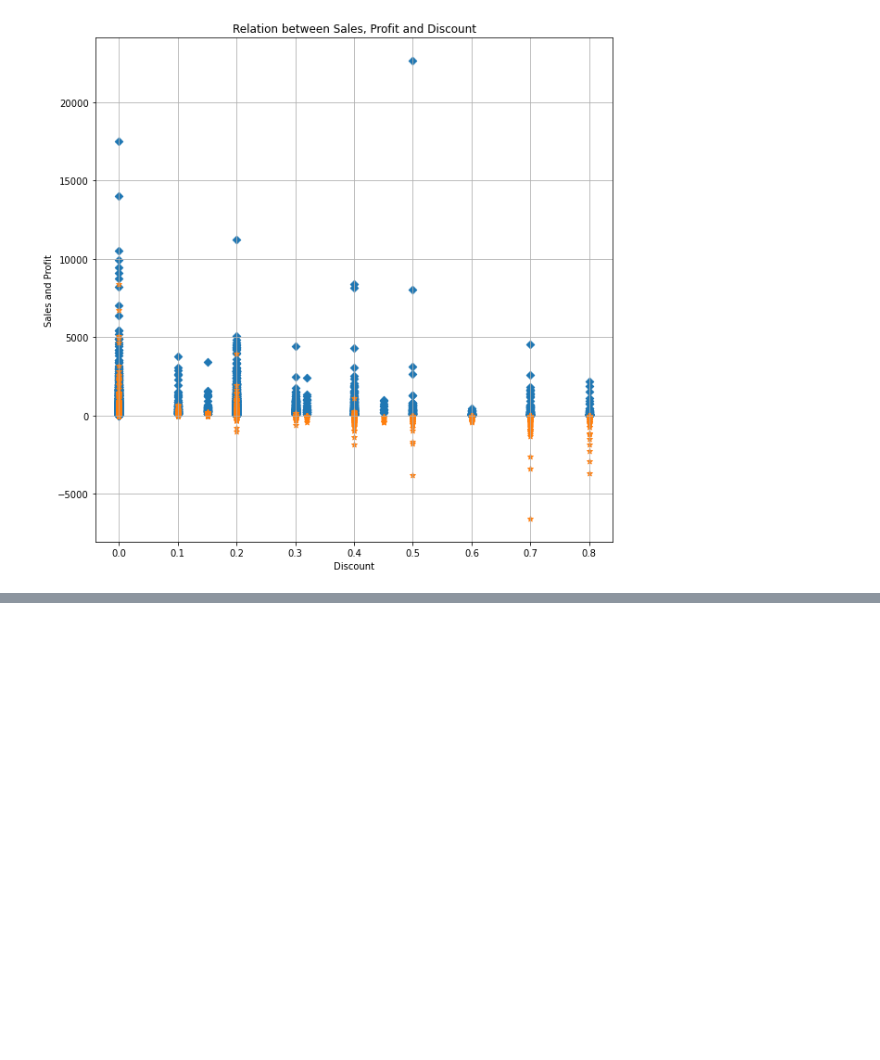
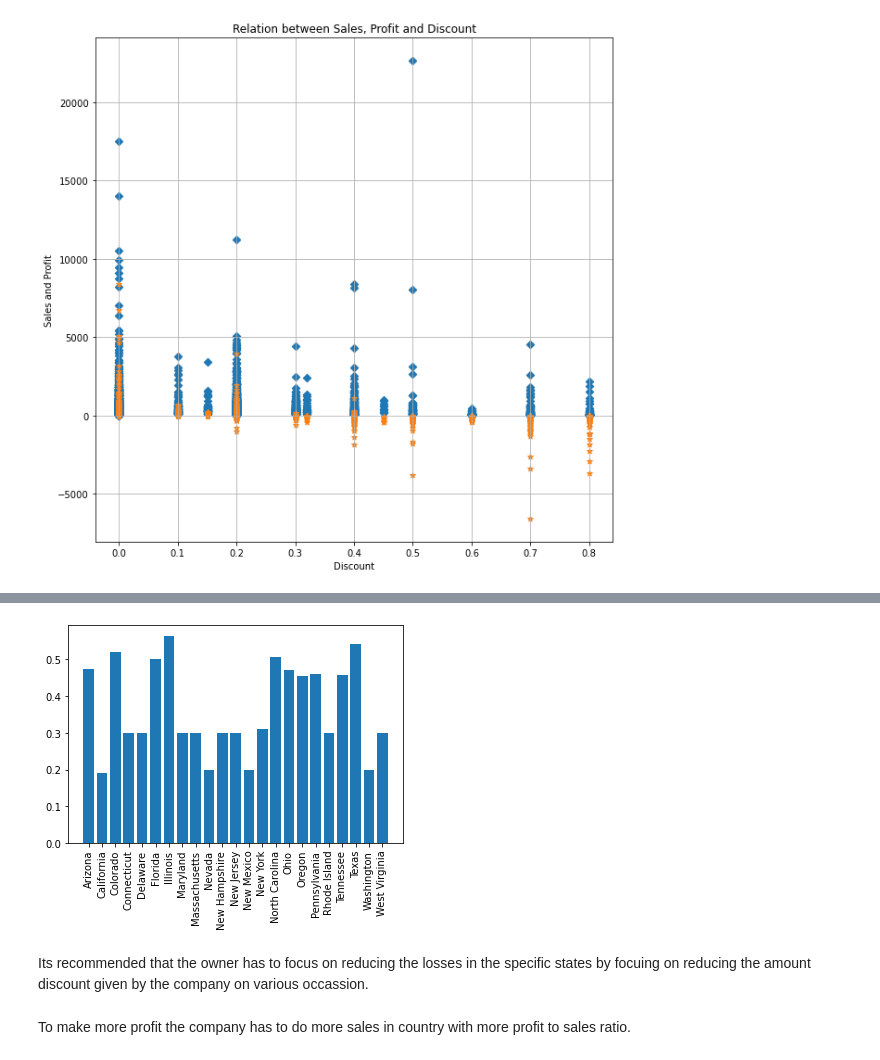
Before and after one commit to Akhil-A0402/Sparks-Machine-Learning-Internship-, a Jupyter notebook: Task03/Task03.ipynb, the cells around one changed output, grey strips where cells are left out. Saved outputs shown, nothing was run; the diff lists cells and outputs as text; code cells hidden in the pictures; blank space fills up the shorter version.

```diff
--- a/Task03/Task03.ipynb
+++ b/Task03/Task03.ipynb
@@ -109,0 +207,10 @@ plt.show()
+# %%
+plt.xticks(rotation=90)
+plt.bar(state_disavg.index, state_disavg)
+plt.show()
+# %% [output]
+[figure, added]
+# %% [markdown]
+Its recommended that the owner has to focus on reducing the losses in the specific states by focuing on reducing the amount discount given by the company on various occassion.
+# %% [markdown]
+To make more profit the company has to do more sales in country with more profit to sales ratio.
```
Also changed, not shown: parts of 27 cells of this notebook, 1 other file.
